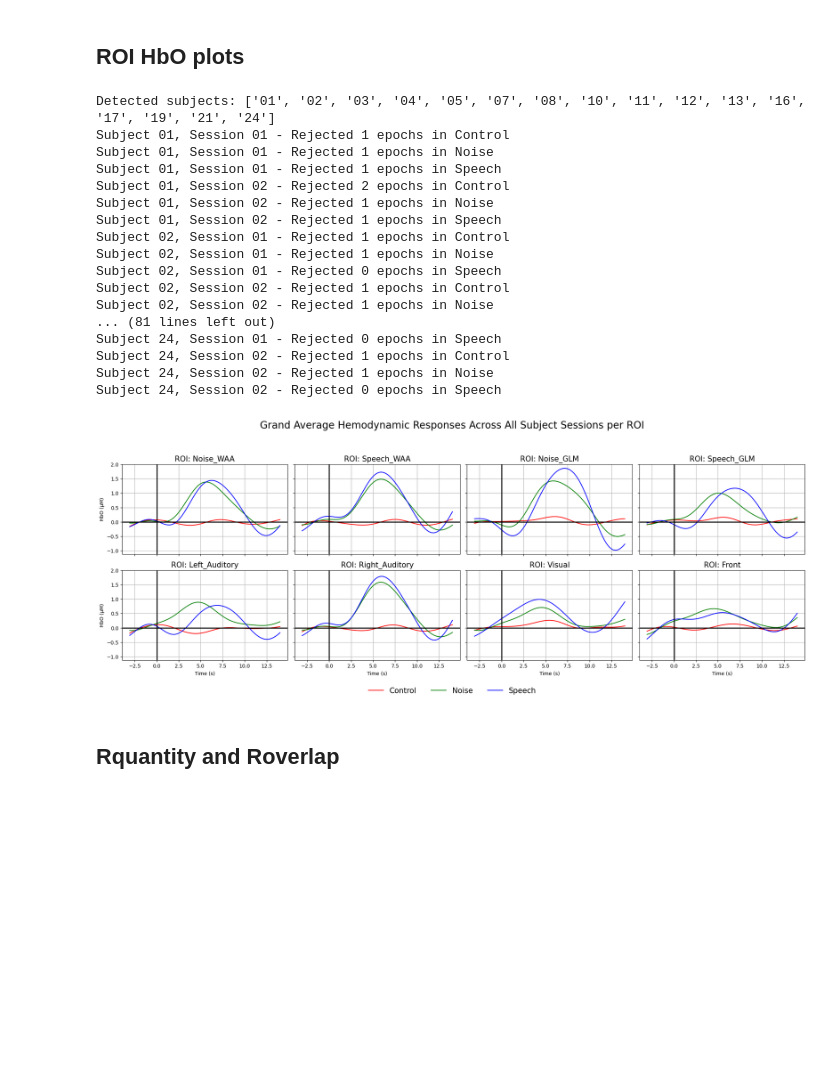
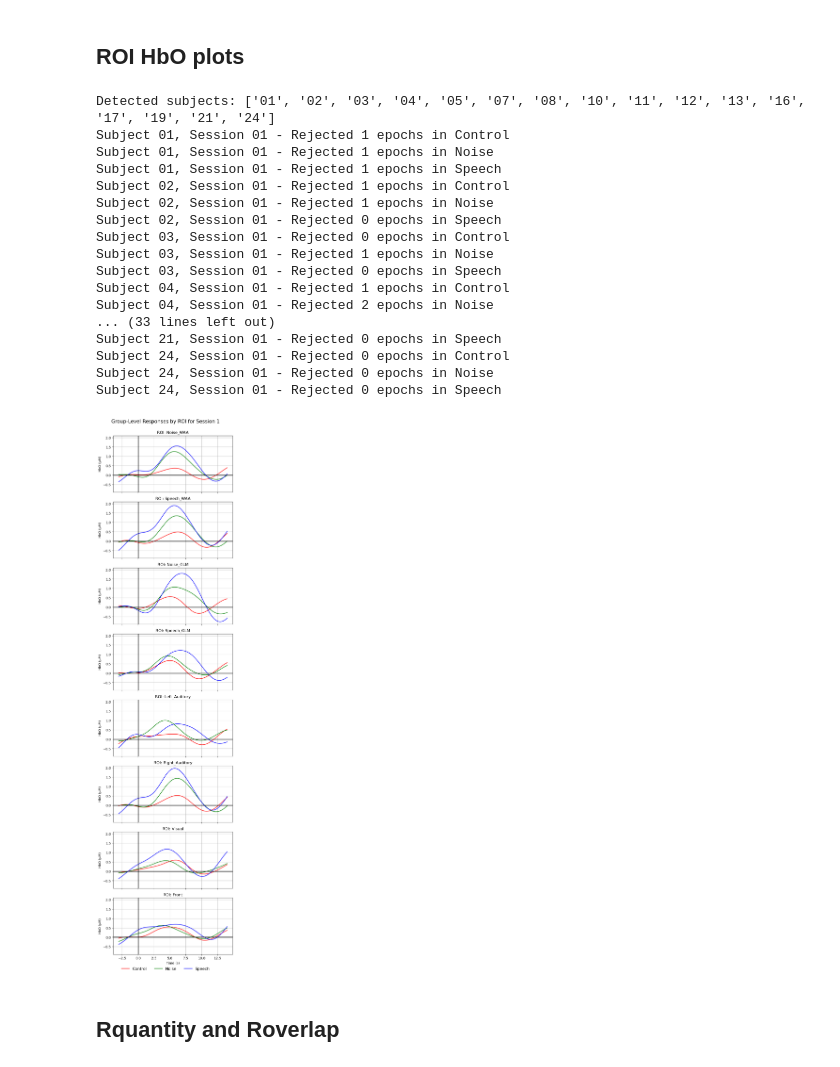
Before and after one commit to sabeca1/Master-Thesis-Sara, a Jupyter notebook: 4. WAA CLEANED CODE/final_analysis_WAA_cleaned.ipynb, the cells around one changed output. Drawn from its saved outputs; the diff is of its cells as text; code cells hidden in the pictures; blank space fills up the shorter version.

```diff
--- a/4. WAA CLEANED CODE/final_analysis_WAA_cleaned.ipynb
+++ b/4. WAA CLEANED CODE/final_analysis_WAA_cleaned.ipynb
@@ -868,0 +1179,26 @@ individual_roi_results = get_individual_significant_rois(all_data)
+# %%
+import statsmodels.formula.api as smf
+import pandas as pd
+
+# Assume your dataframe is called df and includes these columns:
+# - Activation (0/1)  -- binary outcome
+# - BadChannelProportion  -- numeric
+# - ROI  -- categorical
+# - SkinColor  -- categorical (e.g., 'Light', 'Medium', 'Dark')
+# - HairColor  -- categorical (e.g., 'Blonde', 'Brown', 'Black')
+# - ID  -- unique subject-session identifier
+
+# Make sure categorical variables are properly typed
+df['ROI'] = df['ROI'].astype('category')
+df['SkinColor'] = df['SkinColor'].astype('category')
+df['HairColor'] = df['HairColor'].astype('category')
+
+# Fit linear mixed effects model with random intercept for ID
+model = smf.mixedlm(
+    "Activation ~ BadChannelProportion + ROI + SkinColor + HairColor",
+    data=df,
+    groups=df["ID"]
+)
+
+result = model.fit()
+print(result.summary())
@@ -868,0 +1245,3 @@ individual_roi_results = get_individual_significant_rois(all_data)
+# %%
+model = smf.logit("Q('Activation (0/1)') ~ BadChannelProportion + C(ROI)", data=merged_df_speech).fit()
+print(model.summary())
@@ -1040,7 +1700,7 @@ id=0
 
 
 for sub in subject_list:
-    for ses in range(1, 3):
+    for ses in range(1, 2):
         bids_path = BIDSPath(
             subject=sub,
             session=f"{ses:02d}",
@@ -1051,7 +1711,7 @@ for sub in subject_list:
             extension=".snirf",
         )
 
-        epochs_cleaned, event_dict = full_preprocessing_individual(bids_path, z_thresh=2, stats_df=stats_df)
+        epochs_cleaned, event_dict, _ = full_preprocessing_individual(bids_path, z_thresh=2, stats_df=stats_df)
 
         if epochs_cleaned is None:
             print(f"⚠️ Skipping {bids_path.basename} (no valid epochs after cleaning)")
@@ -1106,59 +1766,59 @@ Detected subjects: ['01', '02', '03', '04', '05', '07', '08', '10', '11', '12',
 Subject 01, Session 01 - Rejected 1 epochs in Control
 Subject 01, Session 01 - Rejected 1 epochs in Noise
 Subject 01, Session 01 - Rejected 1 epochs in Speech
-Subject 01, Session 02 - Rejected 2 epochs in Control
-Subject 01, Session 02 - Rejected 1 epochs in Noise
-Subject 01, Session 02 - Rejected 1 epochs in Speech
 Subject 02, Session 01 - Rejected 1 epochs in Control
 Subject 02, Session 01 - Rejected 1 epochs in Noise
 Subject 02, Session 01 - Rejected 0 epochs in Speech
-Subject 02, Session 02 - Rejected 1 epochs in Control
-Subject 02, Session 02 - Rejected 1 epochs in Noise
-... (81 lines left out)
+Subject 03, Session 01 - Rejected 0 epochs in Control
+Subject 03, Session 01 - Rejected 1 epochs in Noise
+Subject 03, Session 01 - Rejected 0 epochs in Speech
+Subject 04, Session 01 - Rejected 1 epochs in Control
+Subject 04, Session 01 - Rejected 2 epochs in Noise
+... (33 lines left out)
+Subject 21, Session 01 - Rejected 0 epochs in Speech
+Subject 24, Session 01 - Rejected 0 epochs in Control
+Subject 24, Session 01 - Rejected 0 epochs in Noise
 Subject 24, Session 01 - Rejected 0 epochs in Speech
-Subject 24, Session 02 - Rejected 1 epochs in Control
-Subject 24, Session 02 - Rejected 1 epochs in Noise
-Subject 24, Session 02 - Rejected 0 epochs in Speech
 # %%
 colors = {"Control": "r", "Noise": "g", "Speech": "b"}
 
 num_rois = len(roi_condition_timeseries)
-nrows, ncols = 2, 4  # For 8 ROIs
-fig, axes = plt.subplots(nrows=nrows, ncols=ncols, figsize=(20, 8), sharex=True, sharey=True)
+nrows, ncols = 8,1  # For 8 ROIs
+fig, axes = plt.subplots(nrows=nrows, ncols=ncols, figsize=(6, 24), sharex=True, sharey=True)
 axes = axes.flatten()
 
 for i, (ax, (roi_name, condition_dict)) in enumerate(zip(axes, roi_condition_timeseries.items())):
     for condition_name, ts_list in condition_dict.items():
         ts_array = np.vstack(ts_list)
         mean_ts = ts_array.mean(axis=0) * 1e6  # µM
         std_ts = ts_array.std(axis=0) * 1e6
 
         ax.plot(time_vector, mean_ts, label=condition_name, color=colors.get(condition_name, 'k'))
         #ax.fill_between(time_vector, mean_ts - std_ts, mean_ts + std_ts, color=colors.get(condition_name, 'k'), alpha=0.2)
 
     # Add thick black lines at x=0 and y=0
     ax.axhline(0, color='black', linewidth=2)
     ax.axvline(0, color='black', linewidth=2)
 
-    ax.set_title(f"ROI: {roi_name}", fontsize=15)
+    ax.set_title(f"ROI: {roi_name}", fontsize=12)
     ax.grid(True)
 
     # Label only the bottom row
     if i // ncols == nrows - 1:
         ax.set_xlabel("Time (s)")
     # Label only the first column
     if i % ncols == 0:
         ax.set_ylabel("HbO (µM)")
 
 # Shared legend below all subplots
 handles, labels = axes[0].get_legend_handles_labels()
-fig.legend(handles, labels, loc='lower center', ncol=3, frameon=False, fontsize=15)
+fig.legend(handles, labels, loc='lower center', ncol=3, frameon=False, fontsize=12)
 
-plt.suptitle("Grand Average Hemodynamic Responses Across All Subject Sessions per ROI", fontsize=20)
-plt.tight_layout(rect=[0, 0.07, 1, 0.93])  # Adjust for title and legend
+plt.suptitle("Group-Level Responses by ROI for Session 1", fontsize=15)
+plt.tight_layout(rect=[0, 0.01, 1, 0.98])  # Adjust for title and legend
 plt.show()
 # %% [output]
-[figure, old version]
+[figure, new version]
 # %% [markdown]
 ## Rquantity and Roverlap
 # %% [markdown]
```
Also changed, not shown: parts of 41 cells of this notebook, 1 other file.
